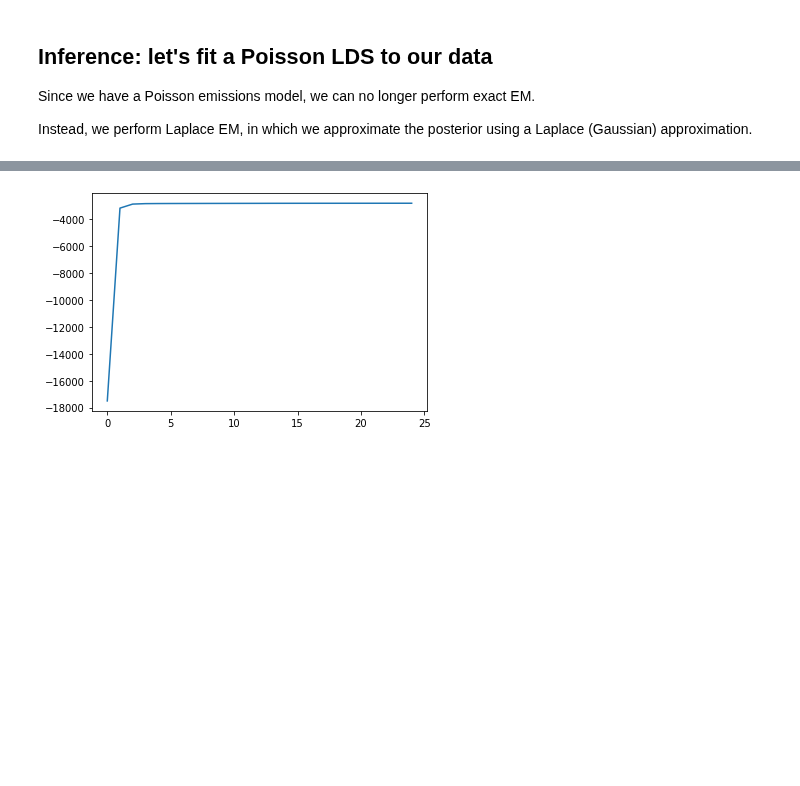
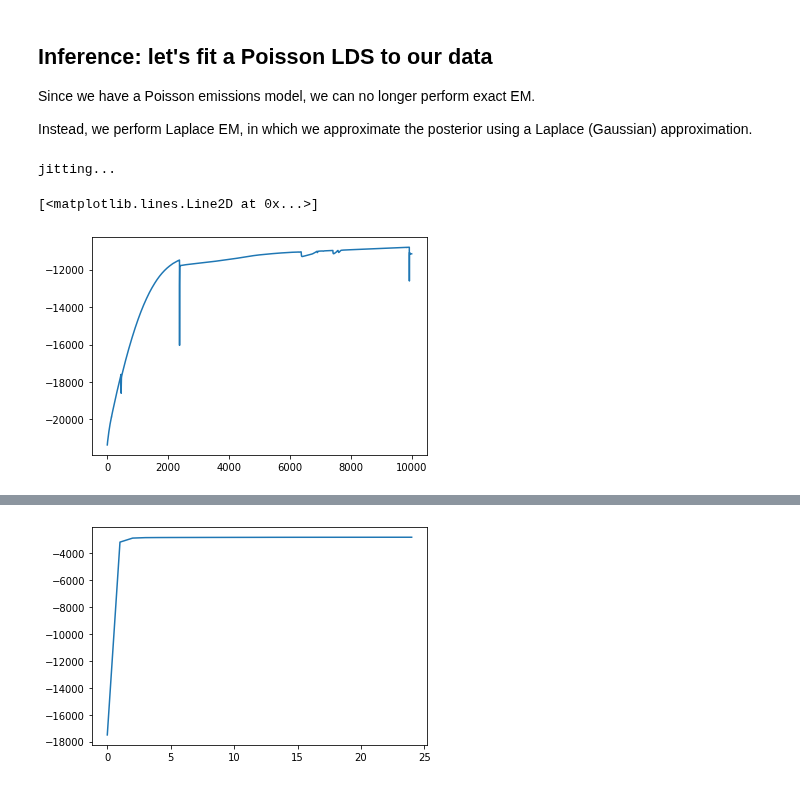
Before and after one commit to lindermanlab/ssm-jax, a Jupyter notebook: notebooks/poisson-lds-example.ipynb, the cells around one changed output, grey strips where cells are left out. Cells and saved outputs as stored; diff of their text form; code cells hidden in the pictures; blank space fills up the shorter version.

```diff
--- a/notebooks/poisson-lds-example.ipynb
+++ b/notebooks/poisson-lds-example.ipynb
@@ -227,3 +232,42 @@ seed = jr.PRNGKey(32) # NOTE: different seed!
 test_lds = PoissonLDS(num_emission_dims=emissions_dim,
                       num_latent_dims=latent_dim,
                       seed=seed)
+# %%
+import jax
+import optax
+from tqdm.auto import tqdm
+
+rng = jr.PRNGKey(0)
+optimizer = optax.adam(1e-3)
+
+params = test_lds._parameters
+opt_state = optimizer.init(test_lds._parameters)
+
+def _elbo(params, data):
+    with test_lds.inject(params):
+        approx_posterior = test_lds.approximate_posterior(data,
+                                                         initial_states=np.zeros((200, 2)),
+                                                         laplace_mode_fit_method="Adam")  # necessary to avoid lax.while_loop in scipy opt
+        elbo = test_lds.elbo(rng, data, approx_posterior, num_samples=1)
+    return -1 * elbo
+
+@jax.jit
+def step(params, opt_state, data):
+    print("jitting...")
+    f = jax.value_and_grad(_elbo)
+    loss, grads = f(params, data)
+    updates, opt_state = optimizer.update(grads, opt_state, params)
+    params = optax.apply_updates(params, updates)
+    return params, opt_state, loss
+
+losses = []
+for i in tqdm(range(10000)):
+    params, opt_state, loss = step(params, opt_state, all_data[0])
+    losses.append(loss)
+# %% [output]
+jitting...
+# %%
+plt.plot([-1 * loss for loss in losses])
+# %% [output]
+[<matplotlib.lines.Line2D at 0x...>]
+[figure, added]
```
Also changed, not shown: parts of 4 cells of this notebook, 5 other files.
